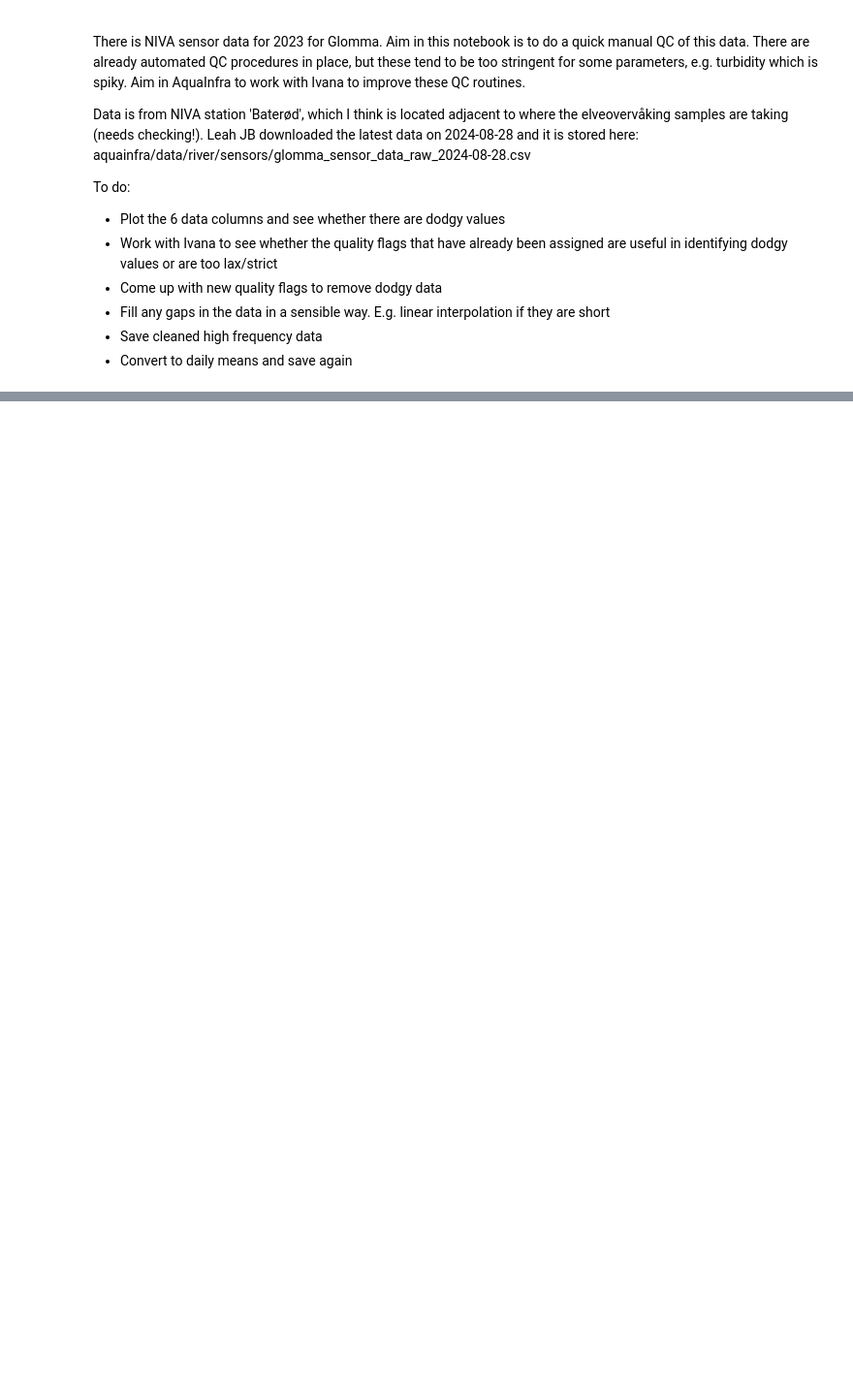
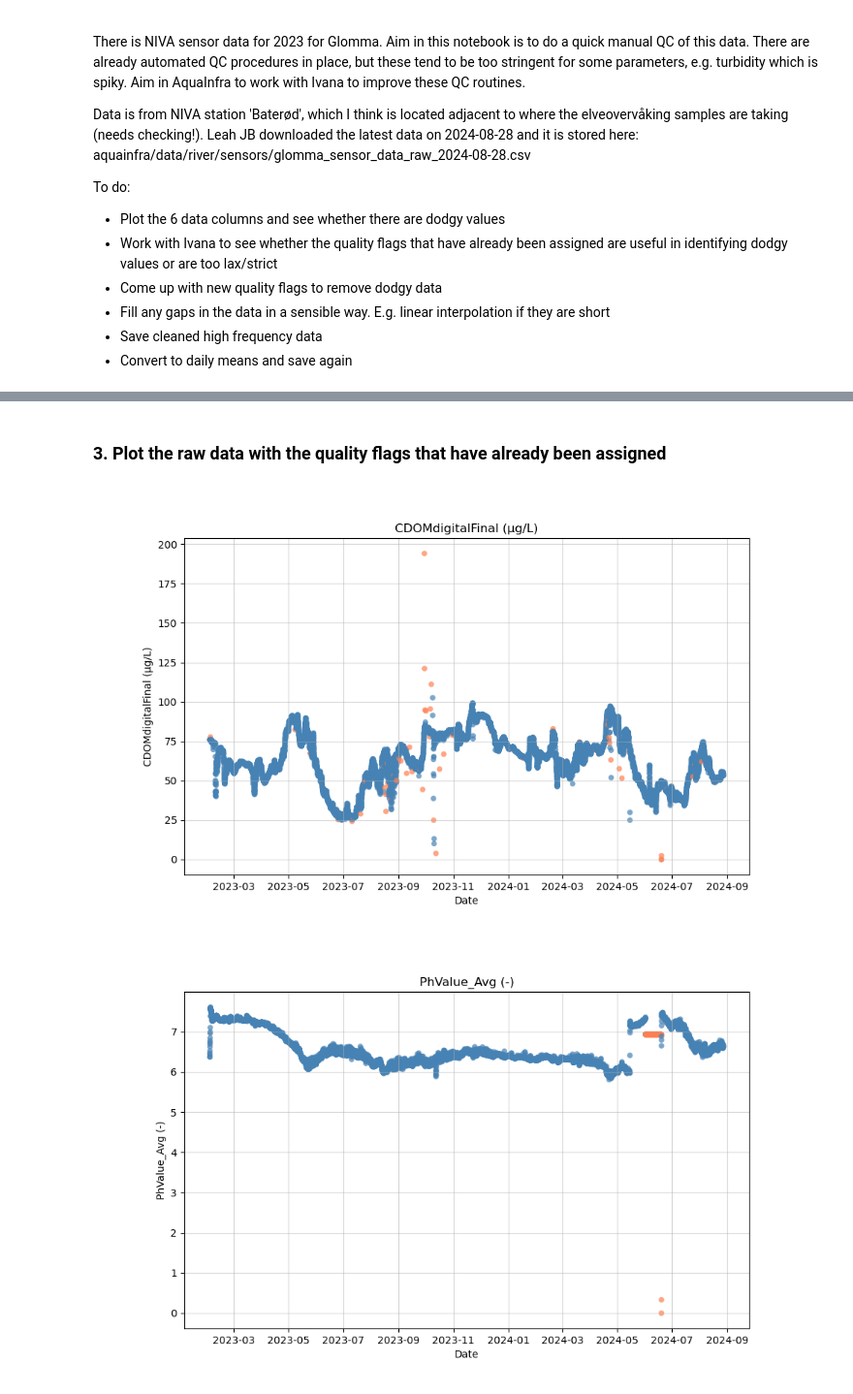
Before and after one commit to NIVANorge/niva-aquainfra, a Jupyter notebook: code/river_inputs/sensor1_qc_data.ipynb, the cells around one changed output, grey strips where cells are left out. Shown at 97% size. Saved outputs shown, nothing was run; the diff lists cells and outputs as text; code cells hidden in the pictures; blank space fills up the shorter version.

```diff
--- a/code/river_inputs/sensor1_qc_data.ipynb
+++ b/code/river_inputs/sensor1_qc_data.ipynb
@@ -28,0 +104,24 @@ df.head()
+# %% [markdown]
+### 3. Plot the raw data with the quality flags that have already been assigned
+# %%
+# Interactive plotting
+%matplotlib widget
+
+def plot_variable(df, variable, outlier, qc_flag):
+    # Create a new column to identify bad values
+    df['Color'] = df[qc_flag].apply(lambda x: 'coral' if x == outlier else 'steelblue')
+
+    # Plot the scatter plot
+    plt.figure(figsize=(10, 6))
+    plt.scatter(df.index, df[variable], c=df['Color'], edgecolors='none', alpha=0.7, s=30)
+    plt.xlabel('Date')
+    plt.ylabel(variable)
+    plt.title(f'{variable}')
+    plt.grid(True, alpha =0.5)
+    plt.show()
+
+for variable, qc_flag in variables_flags:
+    plot_variable(df, variable, 'Bad', qc_flag)
+# %% [output]
+[figure, added]
+[figure, added]
```
Also changed, not shown: parts of 16 cells of this notebook.
